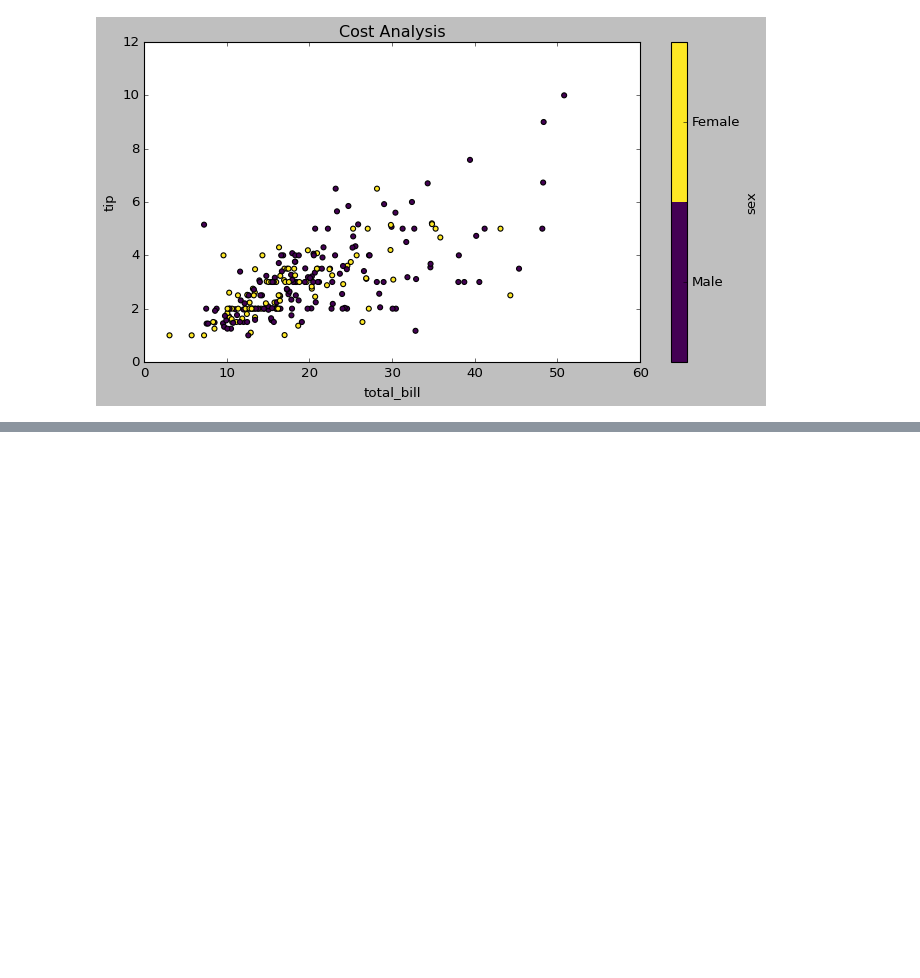
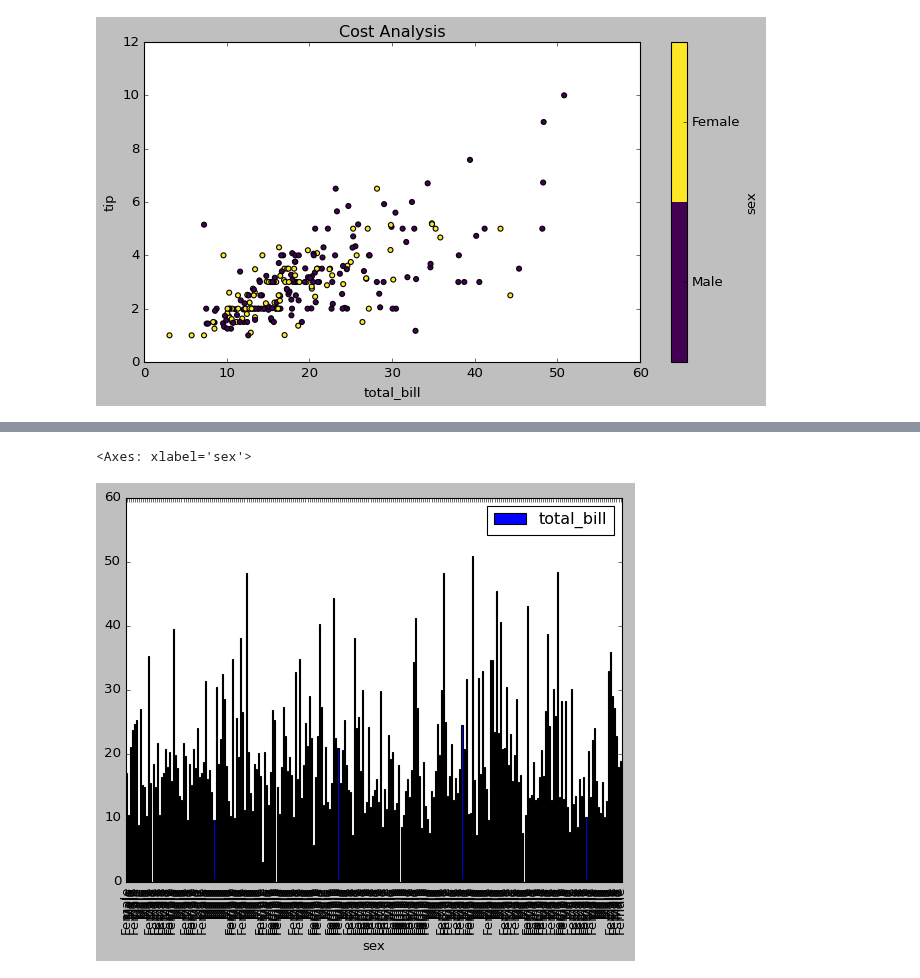
Before and after one commit to sseal2004/Machine-Learning-Full-Course, a Jupyter notebook: Python Library/MatplotLib/02_advanceMatplotlib/PandasPlotFunction.ipynb, the cells around one changed output, grey strips where cells are left out. Cells and saved outputs as stored; diff of their text form; code cells hidden in the pictures; blank space fills up the shorter version.

```diff
--- a/Python Library/MatplotLib/02_advanceMatplotlib/PandasPlotFunction.ipynb
+++ b/Python Library/MatplotLib/02_advanceMatplotlib/PandasPlotFunction.ipynb
@@ -50,0 +69,5 @@ tips.plot(kind='scatter',x='total_bill',y='tip',title='Cost Analysis',figsize=(1
+# %%
+tips.plot(kind='bar',x='sex',y='total_bill')
+# %% [output]
+<Axes: xlabel='sex'>
+[figure, added]
```
Also changed, not shown: parts of 30 cells of this notebook.
